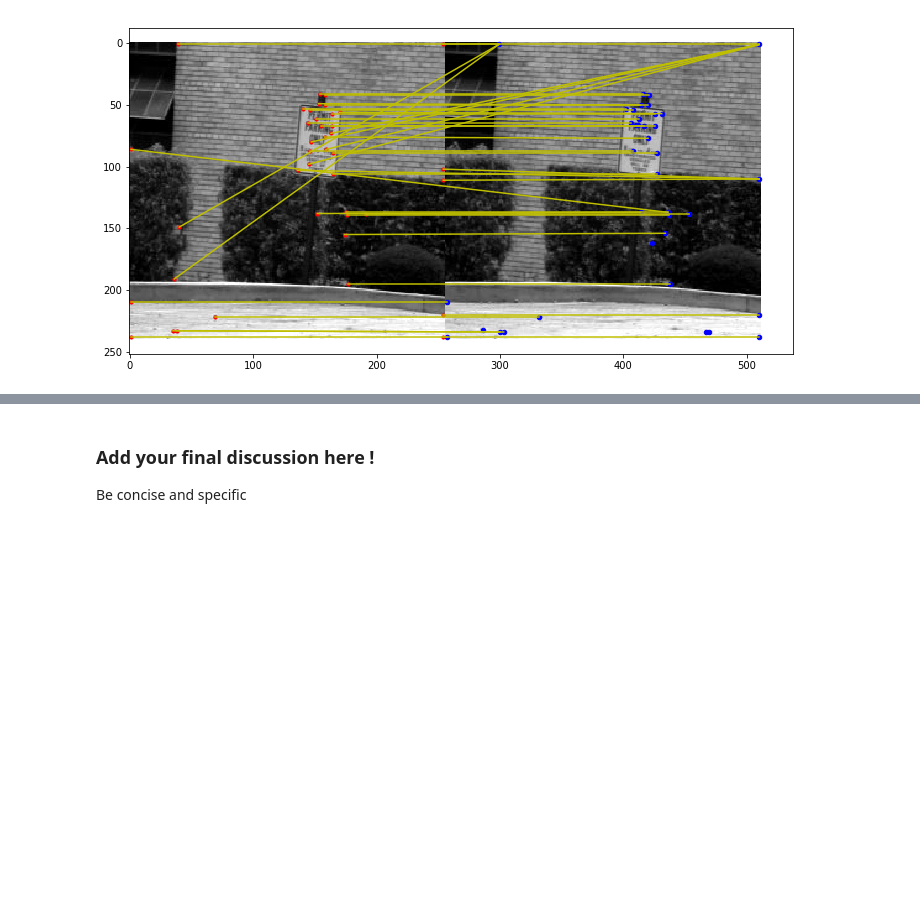
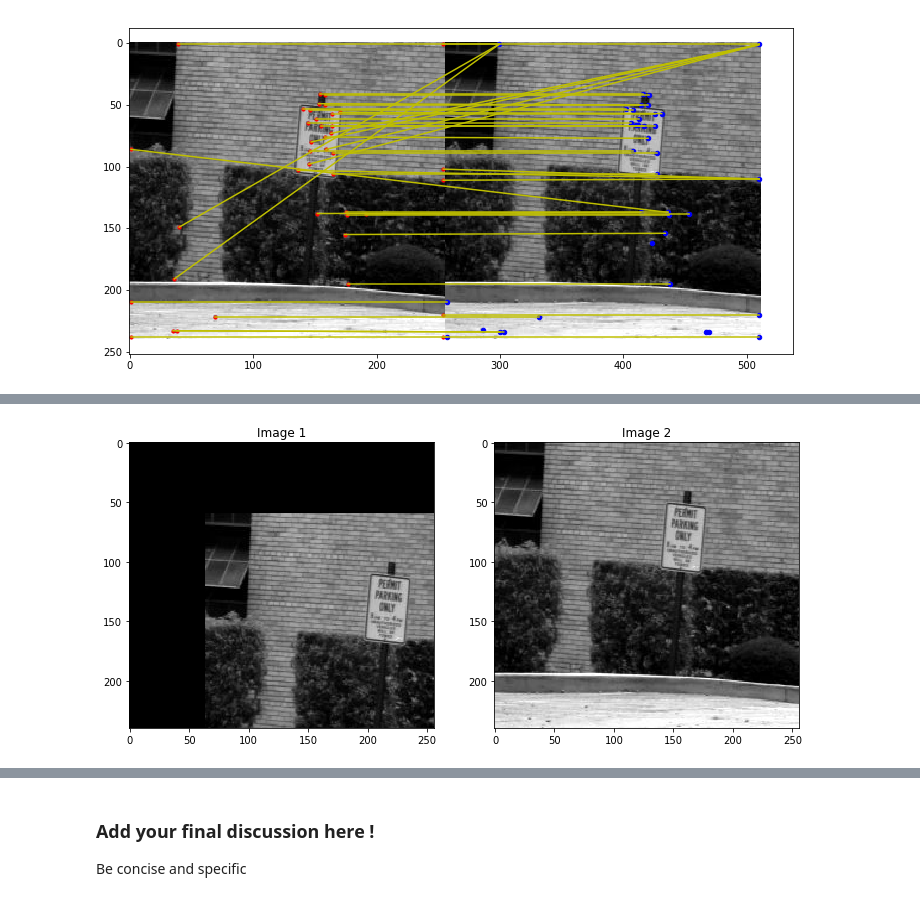
Before and after one commit to mosemb/ComputerVision, a Jupyter notebook: week2_lab_2022/feature_matching-sketch2022.ipynb, the cells around one changed output, grey strips where cells are left out. Cells and saved outputs as stored; diff of their text form; code cells hidden in the pictures; blank space fills up the shorter version.

```diff
--- a/week2_lab_2022/feature_matching-sketch2022.ipynb
+++ b/week2_lab_2022/feature_matching-sketch2022.ipynb
@@ -248,0 +261,30 @@ match_euclidean = show_match(match,corners1,corners2,img1, img2)
+# %%
+image = io.imread('images/shrub_L.jpg')
+
+# Store height and width of the image
+height, width = image.shape[:2]
+
+quarter_height, quarter_width = height / 4, width / 4
+
+T = np.float32([[1, 0, quarter_width], [0, 1, quarter_height]])
+
+# We use warpAffine to transform
+# the image using the matrix, T
+RGBimg1 = cv2.warpAffine(image, T, (width, height))
+# %%
+# LOAD IMAGES
+img1 = color.rgb2gray(RGBimg1) #img_as_float(color.rgb2gray(RGBimg1))
+
+RGBimg2 = io.imread('images/shrub_R.jpg')  # I used the same images, similar to what was shown in the notebook before
+img2 = color.rgb2gray(RGBimg2)
+
+#PLOT THEM
+plt.figure(figsize=(12,6))
+plt.subplot(121)
+plt.imshow(RGBimg1, cmap=cm.gist_gray)
+plt.title('Image 1')
+plt.subplot(122)
+plt.imshow(RGBimg2, cmap=cm.gist_gray)
+plt.title('Image 2');
+# %% [output]
+[figure, added]
```
Also changed, not shown: parts of 8 cells of this notebook.
